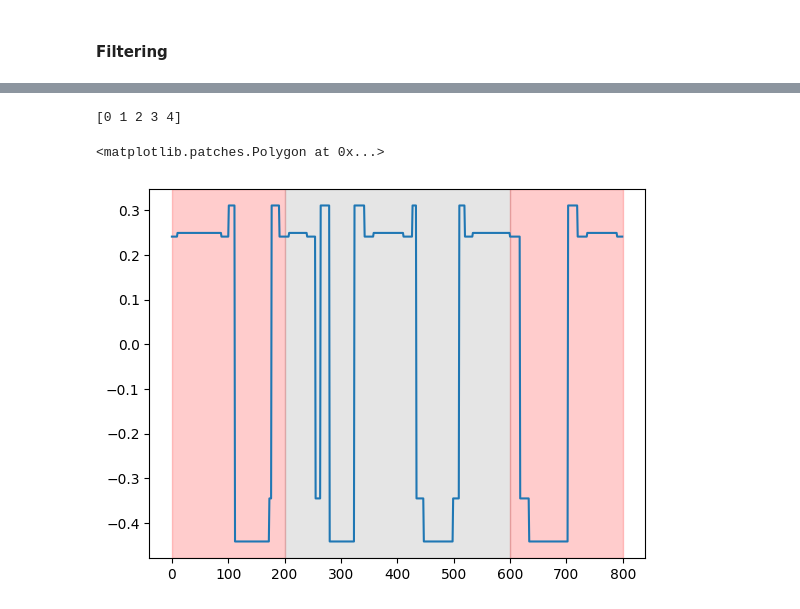
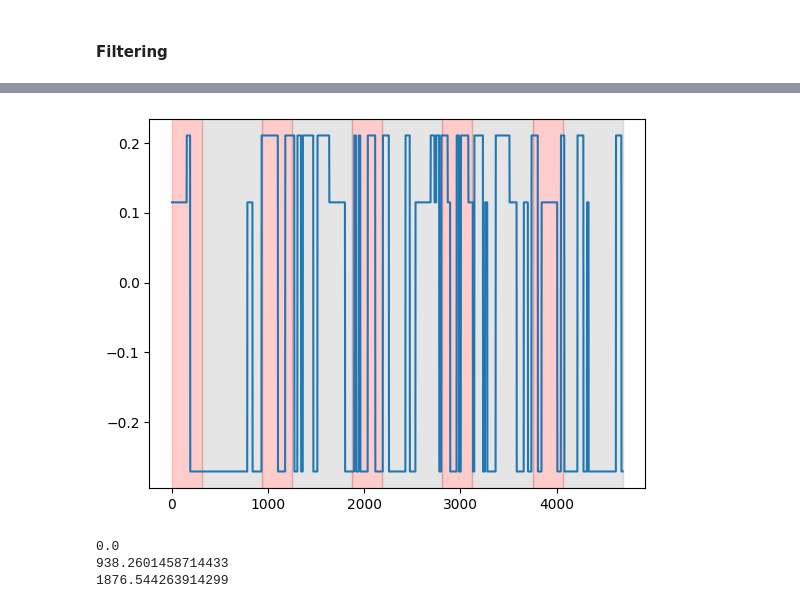
Before and after one commit to jerryjii/HMM, a Jupyter notebook: HMM_LFP.ipynb, the cells around one changed output, grey strips where cells are left out. Saved outputs shown, nothing was run; the diff lists cells and outputs as text; code cells hidden in the pictures.

```diff
--- a/HMM_LFP.ipynb
+++ b/HMM_LFP.ipynb
@@ -148,3 +177,0 @@ ax.plot(bands[1][0:2000])
-# %%
-model = hmm.GaussianHMM(n_components=5, n_iter=100,verbose=True, tol=0.1)
-model.fit(bands.T)
@@ -170,3 +177,0 @@ GaussianHMM(n_components=5, n_iter=100, tol=0.1, verbose=True)
-# %%
-preds= model.predict(bands.T)
-print(np.unique(preds))
@@ -197,3 +177,0 @@ GaussianHMM(n_components=5, n_iter=100, tol=0.1, verbose=True)
-# %%
-preds= model1.predict(bands.T)
-print(np.unique(preds))
@@ -212,15 +178,12 @@ plt.axvspan(750*0.8,1000*0.8, alpha=0.2, color='red')
-# %%
-preds= model1.predict(bands.T)
-print(np.unique(preds))
-# %% [output]
-[0 1 2 3 4]
-# %%
-means = model1.means_
-vals = np.mean(means[preds], axis=1)
-plt.plot(vals[0:800])
-plt.axvspan(0,250*0.8, alpha=0.2, color='red')
-plt.axvspan(250*0.8, 750*0.8, alpha=0.2, color='gray')
-plt.axvspan(750*0.8,1000*0.8, alpha=0.2, color='red')
-# %% [output]
-<matplotlib.patches.Polygon at 0x...>
-[figure, removed]
+# %%
+plot(model, preds,5)
+#plt.plot(bands[0,:int(750*5/0.8)]/7)
+# %% [output]
+[figure, added]
+# %%
+for i in range(3):
+    print((stim_times[i]-start)*1000/0.8)
+# %% [output]
+0.0
+938.2601458714433
+1876.544263914299
```
Also changed, not shown: parts of 29 cells of this notebook.
